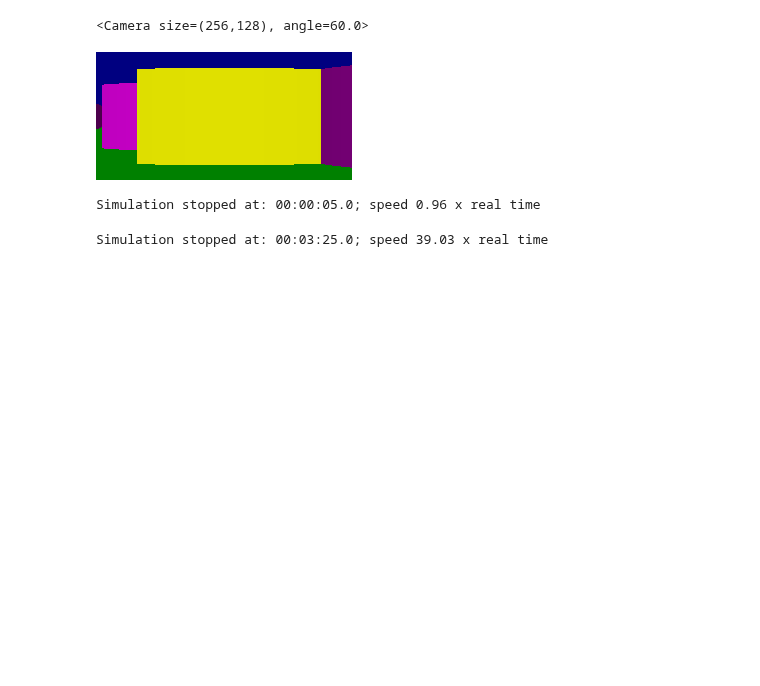
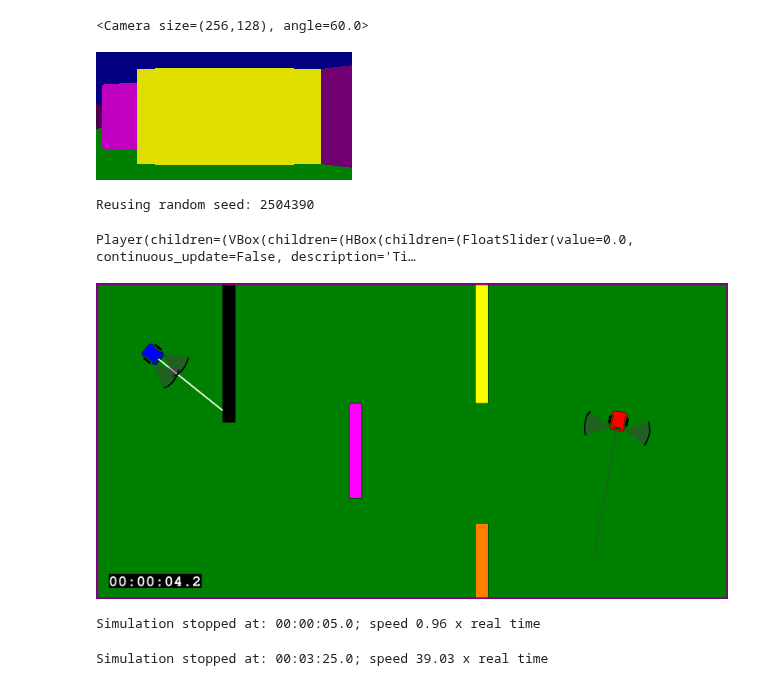
Before and after one commit to ArtificialIntelligenceToolkit/jyrobot, a Jupyter notebook: examples/JyrobotTest.ipynb, the cells around one changed output. Drawn from its saved outputs; the diff is of its cells as text; code cells hidden in the pictures; blank space fills up the shorter version.

Commit message:
Working recorder/playback

```diff
--- a/examples/JyrobotTest.ipynb
+++ b/examples/JyrobotTest.ipynb
@@ -68,6 +68,12 @@ def control(robot):
     #if step % 100 == 0:
     #    world.display(world.take_picture())
     step += 1
+# %%
+world.record()
+# %% [output]
+Reusing random seed: 2504390
+Player(children=(VBox(children=(HBox(children=(FloatSlider(value=0.0, continuous_update=False, description='Ti…
+[figure, added]
 # %%
 world.seconds(5, [control, control])
 # %% [output]
```
Also changed, not shown: parts of 3 cells of this notebook, 4 other files.
